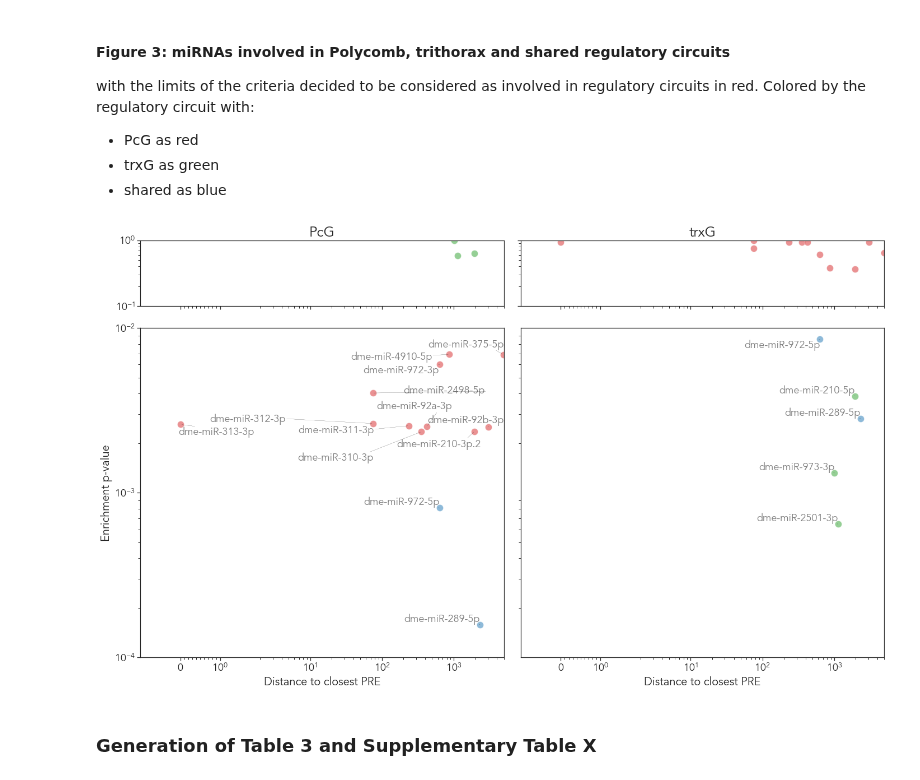
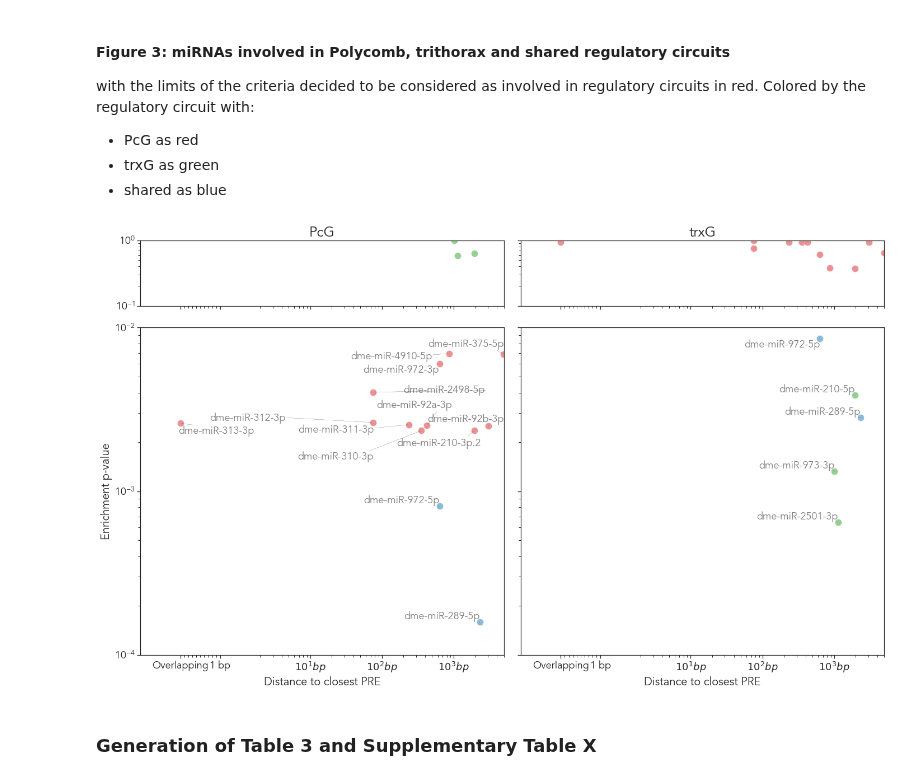
Before and after one commit to j-solor/Drosophila-miRNA-PcG-circuits, a Jupyter notebook: Analysis/Analysis.ipynb, the cells around one changed output. Drawn from its saved outputs; the diff is of its cells as text; code cells hidden in the pictures.

```diff
--- a/Analysis/Analysis.ipynb
+++ b/Analysis/Analysis.ipynb
@@ -1033,38 +1033,49 @@ def Plot_significative(PcG, trxG, dist_th = 5000, pval_th = 0.01, log_scale = Fa
 
 
     ### ticks
+    #### remove ytick labels of the right
+    ax2.set_yticklabels([])
     ax2.set_yticklabels([], minor = True)
-    ax4.set_yticks([])
-    ax2.set_yticklabels([])
+    ax4.set_yticklabels([])
+
 
     #### yticks other
     locminy_other = mpl.ticker.LogLocator(subs= [0.2, 0.3, 0.4, 0.5, 0.6, 0.7, 0.8, 0.9])
     ax1.yaxis.set_minor_locator(locminy_other)
     ax1.yaxis.set_minor_formatter(mpl.ticker.NullFormatter())
 
     #### xticks all
     locminx = mpl.ticker.LogLocator(subs= np.arange(0.01,0.1,0.01))
     ax1.xaxis.set_minor_locator(locminx)
     ax1.xaxis.set_minor_formatter(mpl.ticker.NullFormatter())
 
     ax2.xaxis.set_minor_locator(locminx)
     ax2.xaxis.set_minor_formatter(mpl.ticker.NullFormatter())
 
     ax3.xaxis.set_minor_locator(locminx)
     ax3.xaxis.set_minor_formatter(mpl.ticker.NullFormatter())
 
     ax4.xaxis.set_minor_locator(locminx)
     ax4.xaxis.set_minor_formatter(mpl.ticker.NullFormatter())
 
+    #### xticklabel addition of bp
+    tick_text = list("$10^{%i} bp$" %(np.log10(x+0.1)) for x in ax1.get_xticks())
+    tick_text[0:2] = ["Overlapping", "1 bp"]
+    ax3.set_xticks(ax3.get_xticks())
+    ax3.set_xticklabels(tick_text)
+    ax4.set_xticks(ax3.get_xticks())
+    ax4.set_xticklabels(tick_text)
+
+    # aesthetics
     sns.set_style("ticks")
     plt.tight_layout()
     plt.savefig("plots/figure_pvalue_distances.png", dpi = 200, transparent = True)
     plt.show()
 
 # Plotting function calling
 Plot_significative(plots_PcG, plots_trxG, log_scale=False)
 # %% [output]
-[figure, old version]
+[figure, new version]
 # %% [markdown]
 ### Generation of Table 3 and Supplementary Table X
 # %%
```
